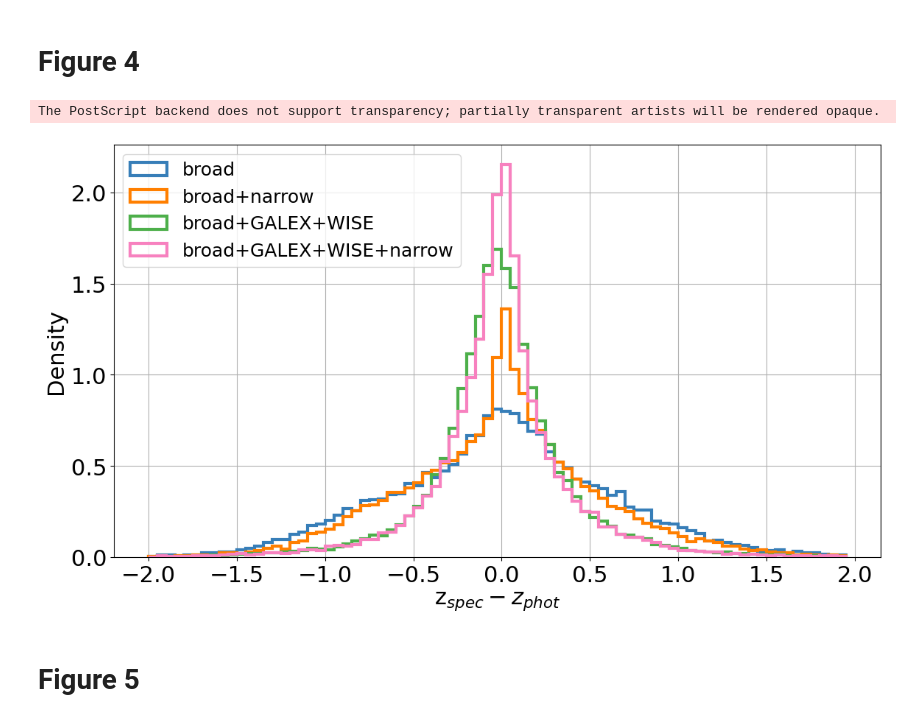
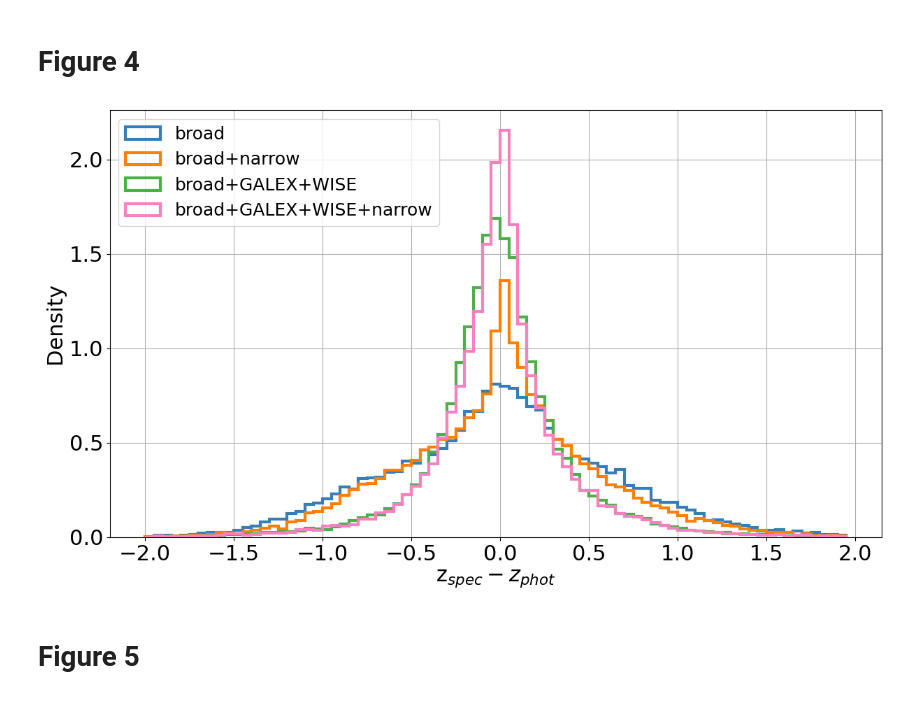
Before and after one commit to marixko/qucats_paper, a Jupyter notebook: codes/notebooks/paper_plots.ipynb, the cells around one changed output. Cells and saved outputs as stored; diff of their text form; code cells hidden in the pictures.

```diff
--- a/codes/notebooks/paper_plots.ipynb
+++ b/codes/notebooks/paper_plots.ipynb
@@ -1,26 +1,26 @@
 # %%
-from pathlib import Path
 import os
 import sys
+from pathlib import Path
+
+import numpy as np
+import pandas as pd
+from cycler import cycler
+import matplotlib.pyplot as plt
+import matplotlib as mpl; mpl.set_loglevel('error')
+
 if str(Path.cwd().parent) not in sys.path:
     sys.path.append(str(Path.cwd().parent))
-    from cycler import cycler
-import pandas as pd
-import numpy as np
-import matplotlib.pyplot as plt
 
 from settings.paths import img_path, rf_path, bmdn_path, flex_path, validation_path
 from utils.metrics import rmse, out_frac, nmad, bias
 
+%load_ext autoreload
+%autoreload 2
 
-plt.rcParams["font.size"] = 22
 blue = (0, 0.48, 0.70)
 orange = (230/255, 159/255, 0)
 yellow = (0.94, 0.89, 0.26)
 pink = (0.8, 0.47, 0.65)
 CB_color_cycle = ['#377eb8', '#ff7f00', '#4daf4a', '#f781bf', '#a65628', '#984ea3', '#999999', '#e41a1c', '#dede00']
 plt.rcParams['axes.prop_cycle'] = cycler('color', CB_color_cycle)
-
-
-%load_ext autoreload
-%autoreload 2
@@ -52,22 +46,22 @@ broad+GALEX+WISE+narrow
 # %%
 plt.figure(figsize=(12,7))
 bins = np.arange(-2, 2, 0.05)
 for key, model in z.items():
     plt.hist(z[key].Z - z[key].z_pred, bins=bins, zorder=10, alpha=1, histtype="step",
              linewidth=3, label=key, density=True)
 plt.grid(zorder=0)
-plt.ylabel("Density")
-plt.xlabel(r"z$_{spec}-z_{phot}$")
-plt.legend(prop={'size':18}, loc="upper left")
+plt.ylabel("Density", size=22)
+plt.xlabel(r"z$_{spec}-z_{phot}$", size=22)
+plt.legend(fontsize=18, loc="upper left")
 plt.tight_layout()
+plt.tick_params(axis='both', which='major', labelsize=22)
 plt.savefig(os.path.join(img_path, "residuals_all.png"))
 plt.savefig(os.path.join(img_path, "residuals_all.eps"), format='eps')
 
 # plt.ylim(0, 2.2)
 plt.show()
 # %% [output]
-The PostScript backend does not support transparency; partially transparent artists will be rendered opaque.
-[figure, old version]
+[figure, new version]
 # %% [markdown]
 # Figure 5
 # %%
```
Also changed, not shown: parts of 10 cells of this notebook, 5 other files.
